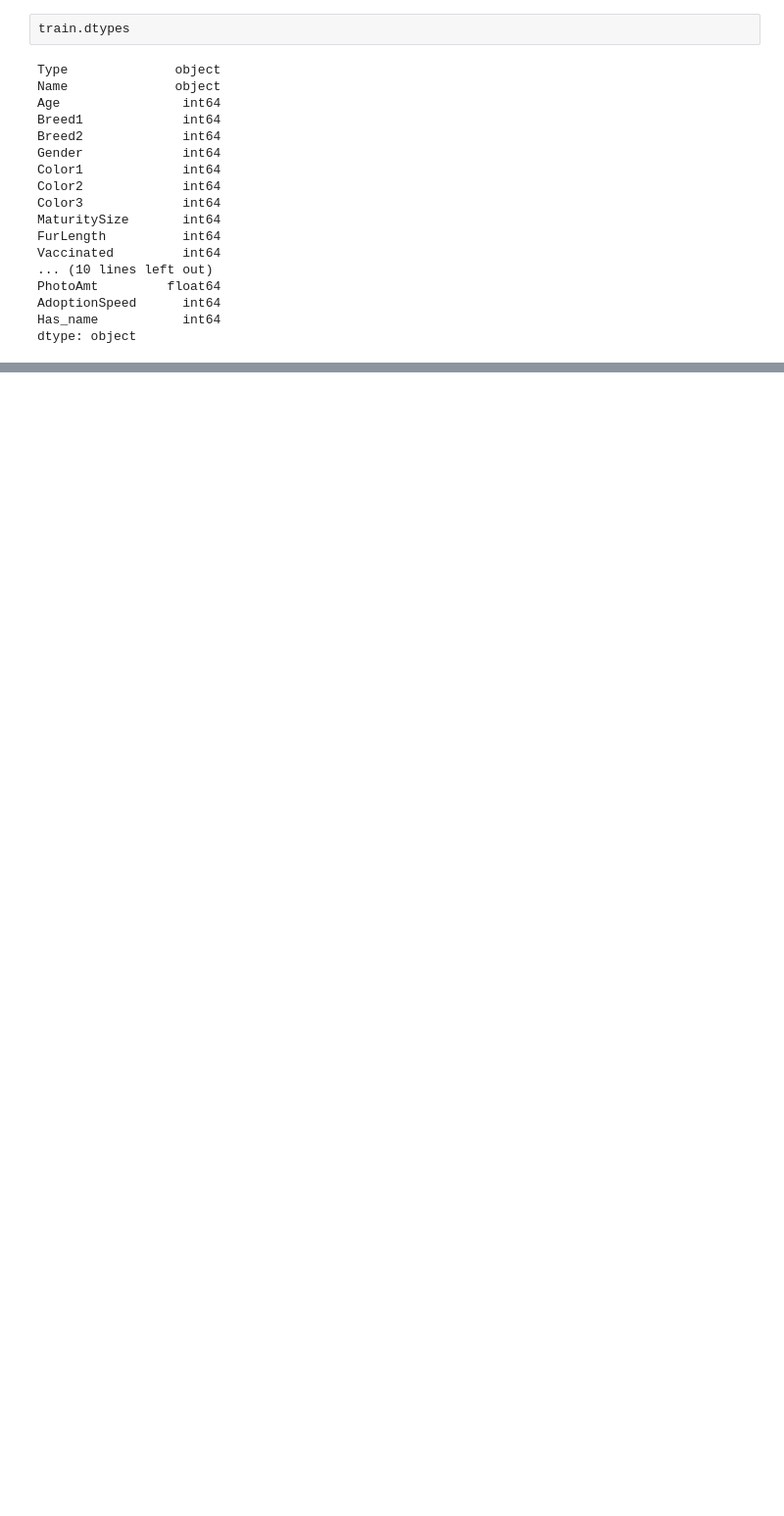
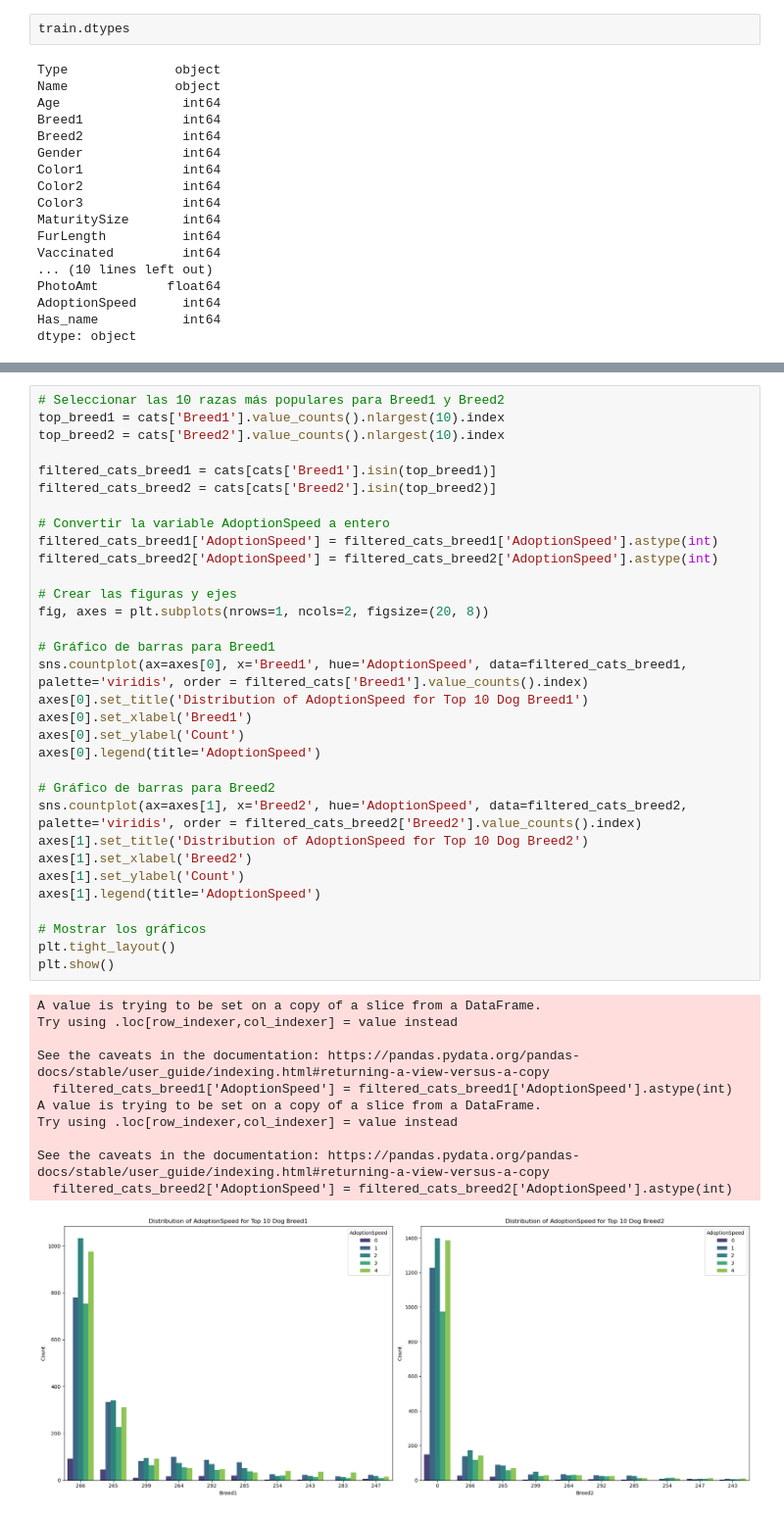
Before and after one commit to plcablinski/lab2-mcd-austral, a Jupyter notebook: 03_Petfinder_EDA.ipynb, the cells around one changed output, grey strips where cells are left out. Shown at 98% size. Saved outputs shown, nothing was run; the diff lists cells and outputs as text; blank space fills up the shorter version.

```diff
--- a/03_Petfinder_EDA.ipynb
+++ b/03_Petfinder_EDA.ipynb
@@ -260,0 +396,44 @@ dtype: object
+# %%
+# Seleccionar las 10 razas más populares para Breed1 y Breed2
+top_breed1 = cats['Breed1'].value_counts().nlargest(10).index
+top_breed2 = cats['Breed2'].value_counts().nlargest(10).index
+
+filtered_cats_breed1 = cats[cats['Breed1'].isin(top_breed1)]
+filtered_cats_breed2 = cats[cats['Breed2'].isin(top_breed2)]
+
+# Convertir la variable AdoptionSpeed a entero
+filtered_cats_breed1['AdoptionSpeed'] = filtered_cats_breed1['AdoptionSpeed'].astype(int)
+filtered_cats_breed2['AdoptionSpeed'] = filtered_cats_breed2['AdoptionSpeed'].astype(int)
+
+# Crear las figuras y ejes
+fig, axes = plt.subplots(nrows=1, ncols=2, figsize=(20, 8))
+
+# Gráfico de barras para Breed1
+sns.countplot(ax=axes[0], x='Breed1', hue='AdoptionSpeed', data=filtered_cats_breed1, palette='viridis', order = filtered_cats['Breed1'].value_counts().index)
+axes[0].set_title('Distribution of AdoptionSpeed for Top 10 Dog Breed1')
+axes[0].set_xlabel('Breed1')
+axes[0].set_ylabel('Count')
+axes[0].legend(title='AdoptionSpeed')
+
+# Gráfico de barras para Breed2
+sns.countplot(ax=axes[1], x='Breed2', hue='AdoptionSpeed', data=filtered_cats_breed2, palette='viridis', order = filtered_cats_breed2['Breed2'].value_counts().index)
+axes[1].set_title('Distribution of AdoptionSpeed for Top 10 Dog Breed2')
+axes[1].set_xlabel('Breed2')
+axes[1].set_ylabel('Count')
+axes[1].legend(title='AdoptionSpeed')
+
+# Mostrar los gráficos
+plt.tight_layout()
+plt.show()
+# %% [output]
+A value is trying to be set on a copy of a slice from a DataFrame.
+Try using .loc[row_indexer,col_indexer] = value instead
+
+See the caveats in the documentation: https://pandas.pydata.org/pandas-docs/stable/user_guide/indexing.html#returning-a-view-versus-a-copy
+  filtered_cats_breed1['AdoptionSpeed'] = filtered_cats_breed1['AdoptionSpeed'].astype(int)
+A value is trying to be set on a copy of a slice from a DataFrame.
+Try using .loc[row_indexer,col_indexer] = value instead
+
+See the caveats in the documentation: https://pandas.pydata.org/pandas-docs/stable/user_guide/indexing.html#returning-a-view-versus-a-copy
+  filtered_cats_breed2['AdoptionSpeed'] = filtered_cats_breed2['AdoptionSpeed'].astype(int)
+[figure, added]
```
Also changed, not shown: parts of 32 cells of this notebook.
